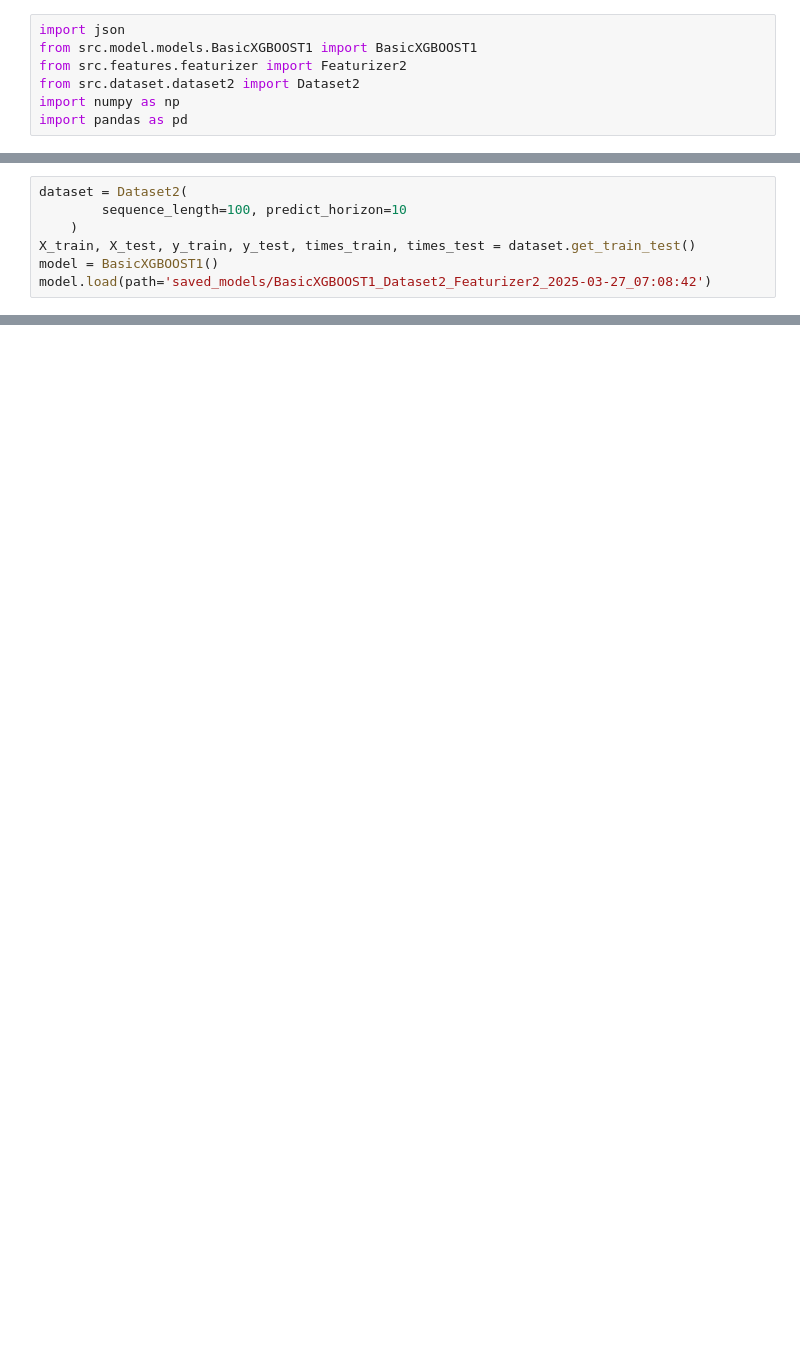
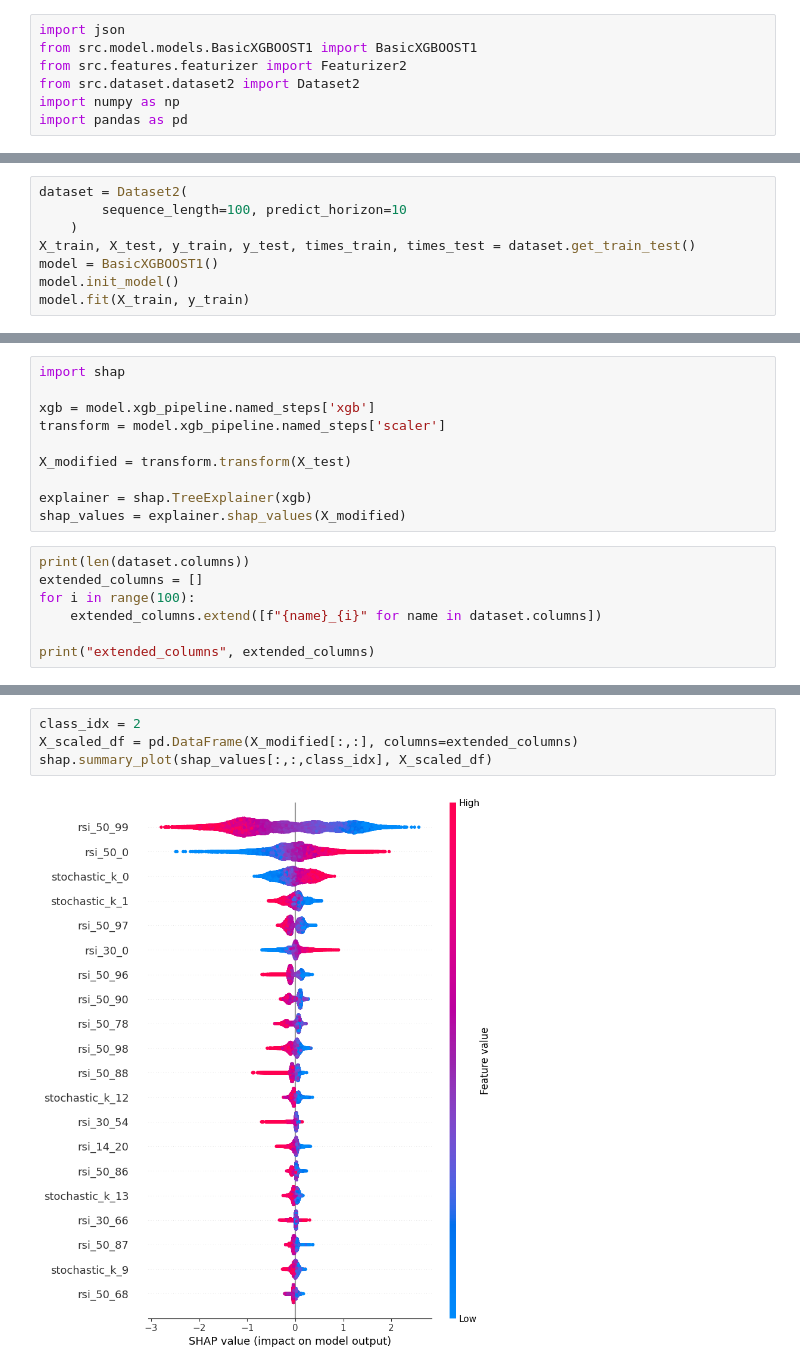
Before and after one commit to cteufel13/FeatureEngineering, a Jupyter notebook: test_models.ipynb, the cells around one changed output, grey strips where cells are left out. Saved outputs shown, nothing was run; the diff lists cells and outputs as text; blank space fills up the shorter version.

```diff
--- a/test_models.ipynb
+++ b/test_models.ipynb
@@ -11,5 +14,6 @@ dataset = Dataset2(
     )
 X_train, X_test, y_train, y_test, times_train, times_test = dataset.get_train_test()
 model = BasicXGBOOST1()
-model.load(path='saved_models/BasicXGBOOST1_Dataset2_Featurizer2_2025-03-27_07:08:42')
+model.init_model()
+model.fit(X_train, y_train)
 # %% [output]
@@ -44,0 +21,17 @@ plt.show()
+# %%
+import shap
+
+xgb = model.xgb_pipeline.named_steps['xgb']
+transform = model.xgb_pipeline.named_steps['scaler']
+
+X_modified = transform.transform(X_test)
+
+explainer = shap.TreeExplainer(xgb)
+shap_values = explainer.shap_values(X_modified)
+# %%
+print(len(dataset.columns))
+extended_columns = []
+for i in range(100):
+    extended_columns.extend([f"{name}_{i}" for name in dataset.columns])
+
+print("extended_columns", extended_columns)
@@ -44,0 +41,6 @@ plt.show()
+# %%
+class_idx = 2
+X_scaled_df = pd.DataFrame(X_modified[:,:], columns=extended_columns)
+shap.summary_plot(shap_values[:,:,class_idx], X_scaled_df)
+# %% [output]
+[figure, added]
```
Also changed, not shown: parts of 6 cells of this notebook, 12 other files.
